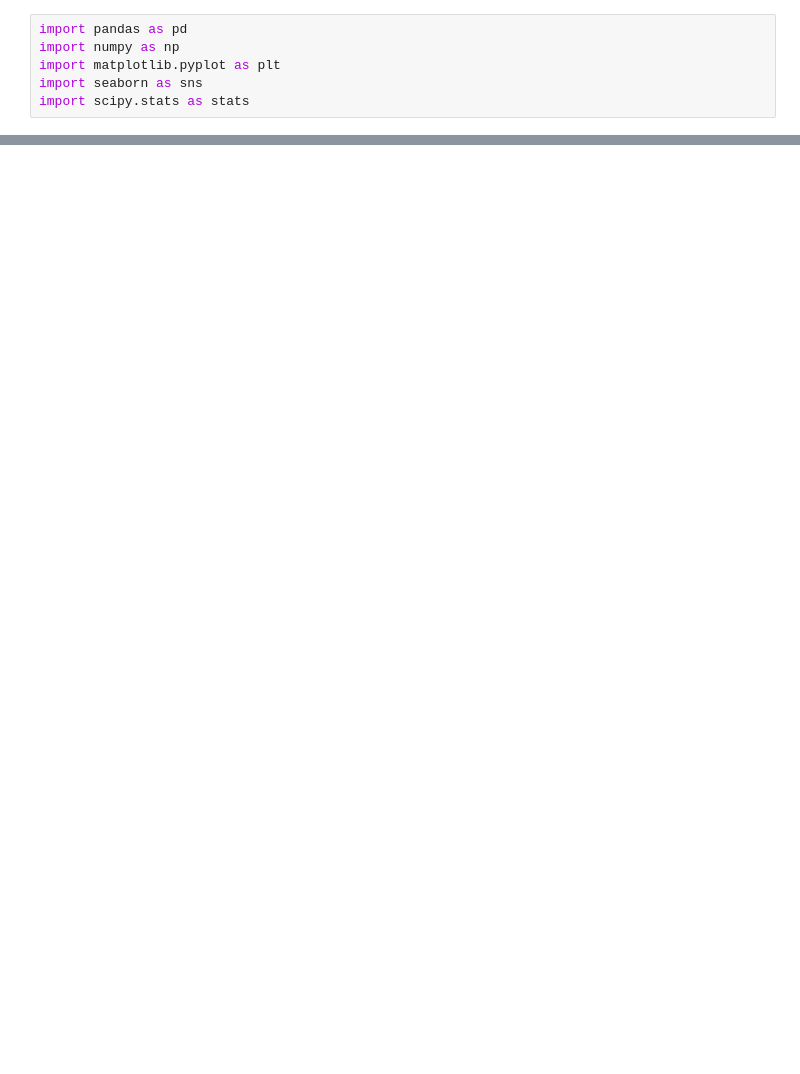
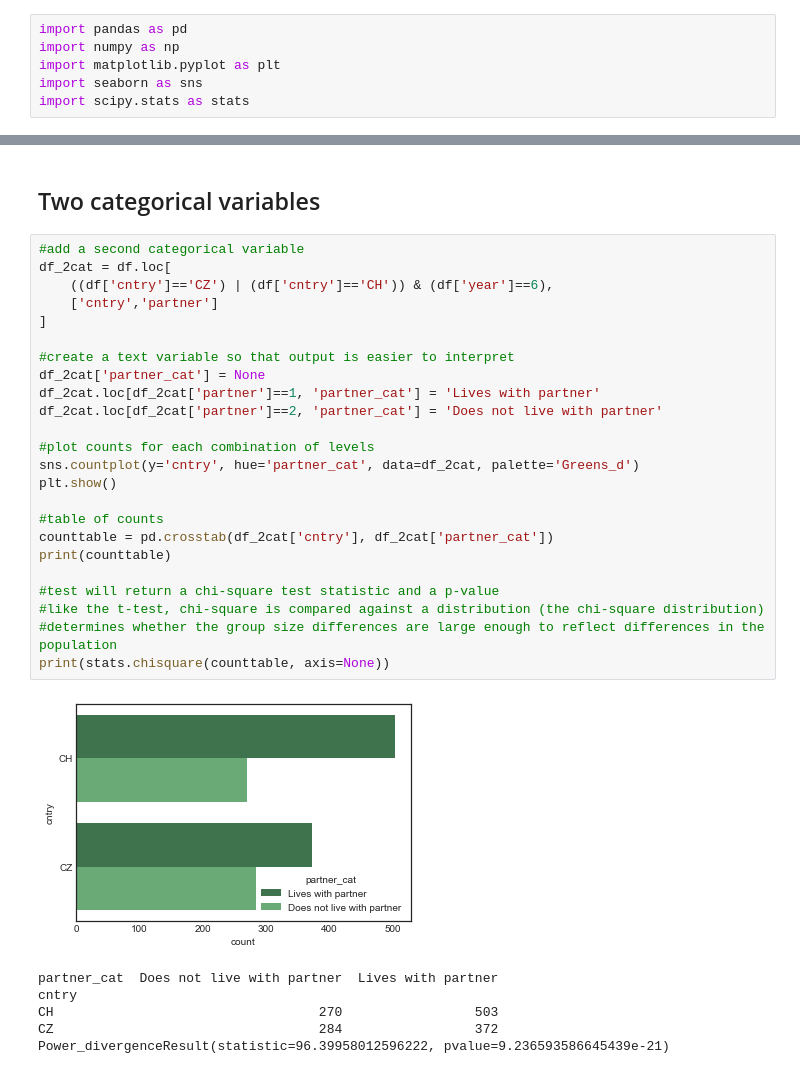
Before and after one commit to brianmcguckin/thinkful_unit_02_supervised_learning, a Jupyter notebook: 02_01_04_exploring_the_data.ipynb, the cells around one changed output, grey strips where cells are left out. Cells and saved outputs as stored; diff of their text form; blank space fills up the shorter version.

```diff
--- a/02_01_04_exploring_the_data.ipynb
+++ b/02_01_04_exploring_the_data.ipynb
@@ -47,0 +111,33 @@ No handles with labels found to put in legend.
+# %% [markdown]
+## Two categorical variables
+# %%
+#add a second categorical variable
+df_2cat = df.loc[
+    ((df['cntry']=='CZ') | (df['cntry']=='CH')) & (df['year']==6),
+    ['cntry','partner']
+]
+
+#create a text variable so that output is easier to interpret
+df_2cat['partner_cat'] = None
+df_2cat.loc[df_2cat['partner']==1, 'partner_cat'] = 'Lives with partner'
+df_2cat.loc[df_2cat['partner']==2, 'partner_cat'] = 'Does not live with partner'
+
+#plot counts for each combination of levels
+sns.countplot(y='cntry', hue='partner_cat', data=df_2cat, palette='Greens_d')
+plt.show()
+
+#table of counts
+counttable = pd.crosstab(df_2cat['cntry'], df_2cat['partner_cat'])
+print(counttable)
+
+#test will return a chi-square test statistic and a p-value
+#like the t-test, chi-square is compared against a distribution (the chi-square distribution)
+#determines whether the group size differences are large enough to reflect differences in the population
+print(stats.chisquare(counttable, axis=None))
+# %% [output]
+[figure, added]
+partner_cat  Does not live with partner  Lives with partner
+cntry
+CH                                  270                 503
+CZ                                  284                 372
+Power_divergenceResult(statistic=96.39958012596222, pvalue=9.236593586645439e-21)
```
Also changed, not shown: parts of 5 cells of this notebook.
